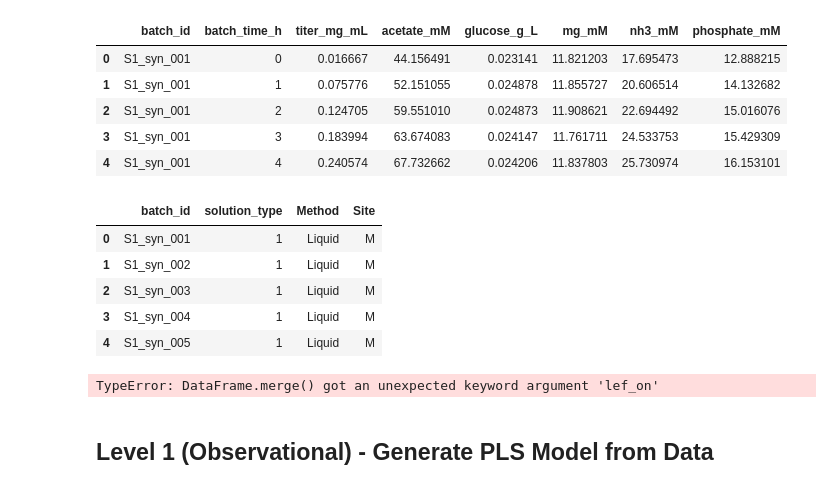
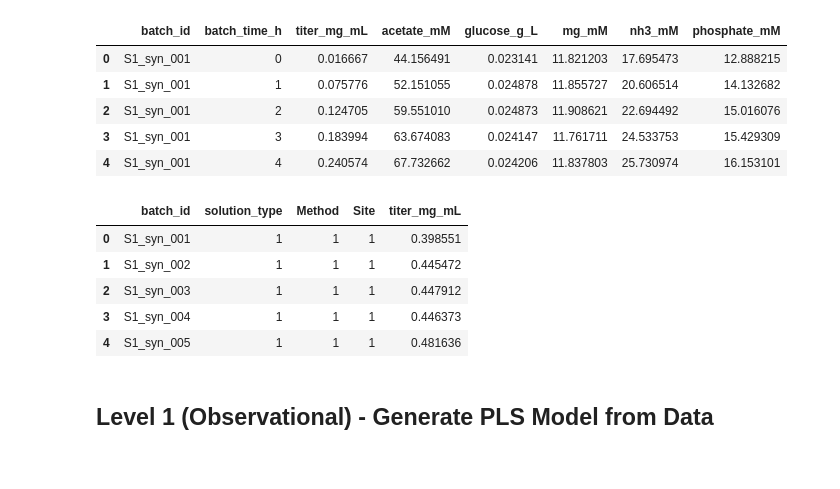
Before and after one commit to jhwaffles/batch_evolution_modeling, a Jupyter notebook: batch_evolution_modeling.ipynb, the cells around one changed output. Cells and saved outputs as stored; diff of their text form; code cells hidden in the pictures.

```diff
--- a/batch_evolution_modeling.ipynb
+++ b/batch_evolution_modeling.ipynb
@@ -19,19 +21,16 @@ df.head()
 | 3 | S1_syn_001 | 3 | 0.183994 | 63.674083 | 0.024147 | 11.761711 | 24.533753 | 15.429309 |
 | 4 | S1_syn_001 | 4 | 0.240574 | 67.732662 | 0.024206 | 11.837803 | 25.730974 | 16.153101 |
 # %%
-df_input=pd.read_excel("input_data.xlsx")
-df_input.head()
+#import batch level data
+df_batch=pd.read_excel("batch_level_data.xlsx")
+df_batch.head()
 # %% [output]
-|  | batch_id | solution_type | Method | Site |
-| 0 | S1_syn_001 | 1 | Liquid | M |
-| 1 | S1_syn_002 | 1 | Liquid | M |
-| 2 | S1_syn_003 | 1 | Liquid | M |
-| 3 | S1_syn_004 | 1 | Liquid | M |
-| 4 | S1_syn_005 | 1 | Liquid | M |
+|  | batch_id | solution_type | Method | Site | titer_mg_mL |
+| 0 | S1_syn_001 | 1 | 1 | 1 | 0.398551 |
+| 1 | S1_syn_002 | 1 | 1 | 1 | 0.445472 |
+| 2 | S1_syn_003 | 1 | 1 | 1 | 0.447912 |
+| 3 | S1_syn_004 | 1 | 1 | 1 | 0.446373 |
+| 4 | S1_syn_005 | 1 | 1 | 1 | 0.481636 |
-# %%
-df_combined=df.merge(df_input, lef_on='batch_id')
-# %% [output]
-TypeError: DataFrame.merge() got an unexpected keyword argument 'lef_on'
 # %% [markdown]
 ## Level 1 (Observational) - Generate PLS Model from Data
 # %%
```
Also changed, not shown: parts of 13 cells of this notebook, 5 other files.
